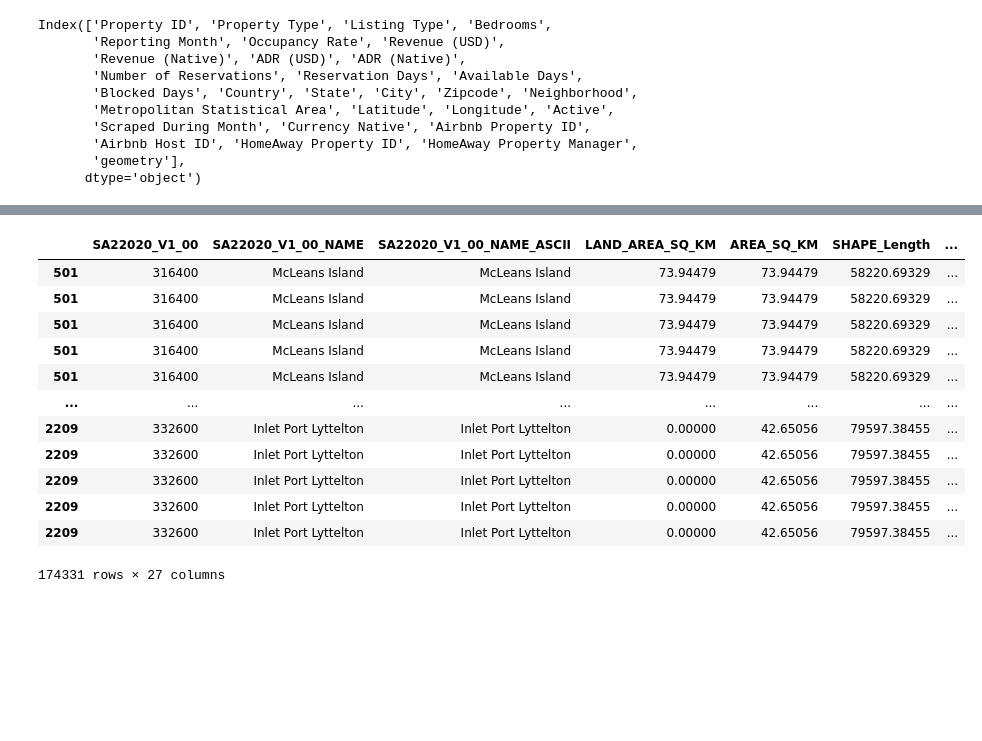
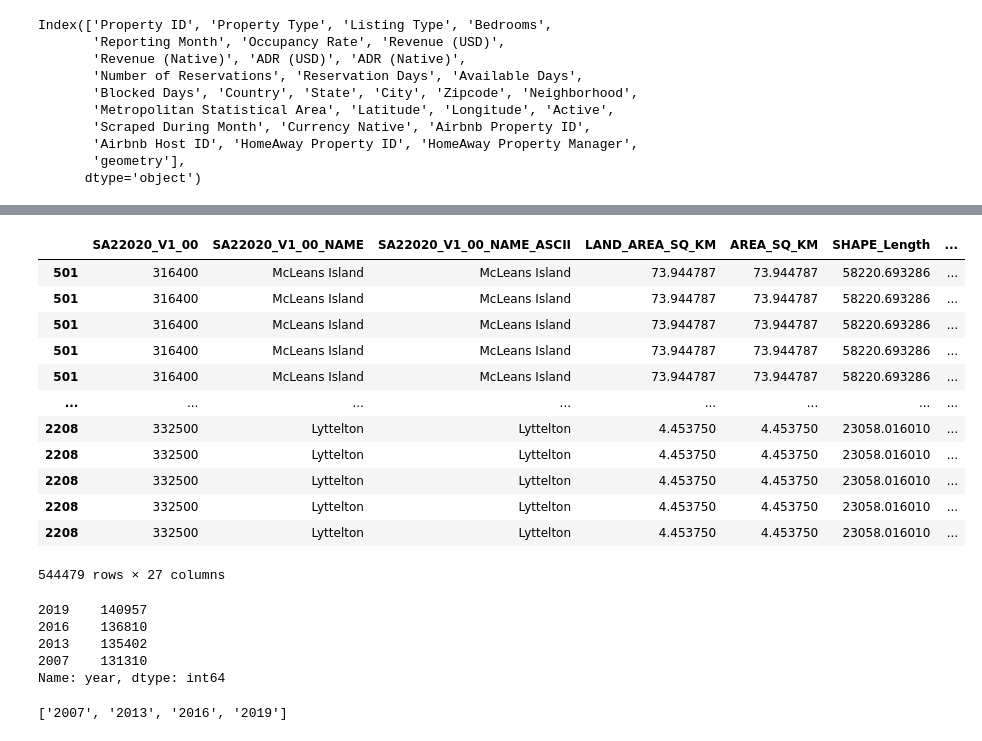
Before and after one commit to UoA-eResearch/airbnb, a Jupyter notebook: spatial_join.ipynb, the cells around one changed output, grey strips where cells are left out. Saved outputs shown, nothing was run; the diff lists cells and outputs as text; code cells hidden in the pictures; blank space fills up the shorter version.

```diff
--- a/spatial_join.ipynb
+++ b/spatial_join.ipynb
@@ -137,3 +18,0 @@ display(res)
-# %%
-pd.set_option('display.float_format', lambda x: '%.5f' % x)
-res.LandValue.describe()
@@ -149,0 +19,10 @@ Name: LandValue, dtype: float64
+# %%
+valuation_layers = {}
+RESIDENTIAL = ["RESIDENTIAL - Single Unit excluding bach", "RESIDENTIAL - Multi-unit", "RESIDENTIAL - Bach"]
+for layer_name in tqdm(fiona.listlayers('data/Christchurch/ValuationHubLandUseValuesLGOIMA788408.gdb.zip')):
+    layer = gp.read_file("data/Christchurch/ValuationHubLandUseValuesLGOIMA788408.gdb.zip", layer=layer_name)
+    layer = layer[layer.LandUseDescription.isin(RESIDENTIAL)]
+    layer = layer[~layer.geometry.isna()].to_crs(epsg=3857)
+    print(layer_name, len(layer))
+    valuation_layers[layer_name] = layer
+valuation_layers["CCCReVal2019"]
@@ -234,4 +115,5 @@ chch_sa2
 # %%
 %%time
-gp.sjoin(sa2, CCCReVal2019)
+joined = gp.sjoin(sa2, pd.concat(valuation_layers))
+joined
 # %% [output]
@@ -240,13 +122,27 @@ Wall time: 1.66 s
 |  | SA22020_V1_00 | SA22020_V1_00_NAME | SA22020_V1_00_NAME_ASCII | LAND_AREA_SQ_KM | AREA_SQ_KM | SHAPE_Length | ... |
-| 501 | 316400 | McLeans Island | McLeans Island | 73.94479 | 73.94479 | 58220.69329 | ... |
-| 501 | 316400 | McLeans Island | McLeans Island | 73.94479 | 73.94479 | 58220.69329 | ... |
-| 501 | 316400 | McLeans Island | McLeans Island | 73.94479 | 73.94479 | 58220.69329 | ... |
-| 501 | 316400 | McLeans Island | McLeans Island | 73.94479 | 73.94479 | 58220.69329 | ... |
-| 501 | 316400 | McLeans Island | McLeans Island | 73.94479 | 73.94479 | 58220.69329 | ... |
+| 501 | 316400 | McLeans Island | McLeans Island | 73.944787 | 73.944787 | 58220.693286 | ... |
+| 501 | 316400 | McLeans Island | McLeans Island | 73.944787 | 73.944787 | 58220.693286 | ... |
+| 501 | 316400 | McLeans Island | McLeans Island | 73.944787 | 73.944787 | 58220.693286 | ... |
+| 501 | 316400 | McLeans Island | McLeans Island | 73.944787 | 73.944787 | 58220.693286 | ... |
+| 501 | 316400 | McLeans Island | McLeans Island | 73.944787 | 73.944787 | 58220.693286 | ... |
 | ... | ... | ... | ... | ... | ... | ... | ... |
-| 2209 | 332600 | Inlet Port Lyttelton | Inlet Port Lyttelton | 0.00000 | 42.65056 | 79597.38455 | ... |
-| 2209 | 332600 | Inlet Port Lyttelton | Inlet Port Lyttelton | 0.00000 | 42.65056 | 79597.38455 | ... |
-| 2209 | 332600 | Inlet Port Lyttelton | Inlet Port Lyttelton | 0.00000 | 42.65056 | 79597.38455 | ... |
-| 2209 | 332600 | Inlet Port Lyttelton | Inlet Port Lyttelton | 0.00000 | 42.65056 | 79597.38455 | ... |
-| 2209 | 332600 | Inlet Port Lyttelton | Inlet Port Lyttelton | 0.00000 | 42.65056 | 79597.38455 | ... |
+| 2208 | 332500 | Lyttelton | Lyttelton | 4.453750 | 4.453750 | 23058.016010 | ... |
+| 2208 | 332500 | Lyttelton | Lyttelton | 4.453750 | 4.453750 | 23058.016010 | ... |
+| 2208 | 332500 | Lyttelton | Lyttelton | 4.453750 | 4.453750 | 23058.016010 | ... |
+| 2208 | 332500 | Lyttelton | Lyttelton | 4.453750 | 4.453750 | 23058.016010 | ... |
+| 2208 | 332500 | Lyttelton | Lyttelton | 4.453750 | 4.453750 | 23058.016010 | ... |
-174331 rows × 27 columns
+544479 rows × 27 columns
+# %%
+joined["year"] = joined.GeneralValuationDate.str.slice(stop=4)
+joined["year"].value_counts()
+# %% [output]
+2019    140957
+2016    136810
+2013    135402
+2007    131310
+Name: year, dtype: int64
+# %%
+years = sorted(joined.GeneralValuationDate.str.slice(stop=4).unique())
+print(years)
+# %% [output]
+['2007', '2013', '2016', '2019']
```
Also changed, not shown: parts of 20 cells of this notebook, 2 other files.
